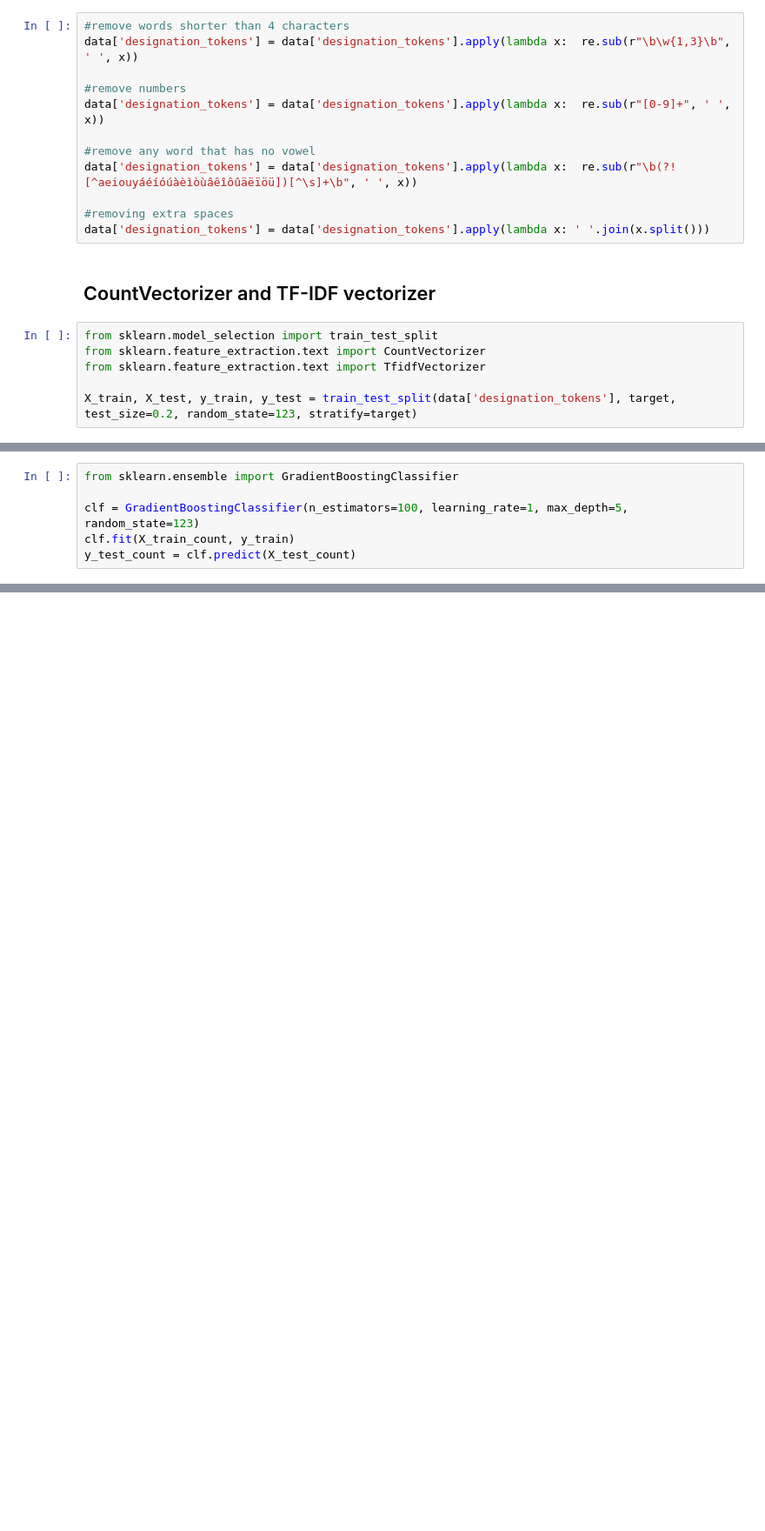
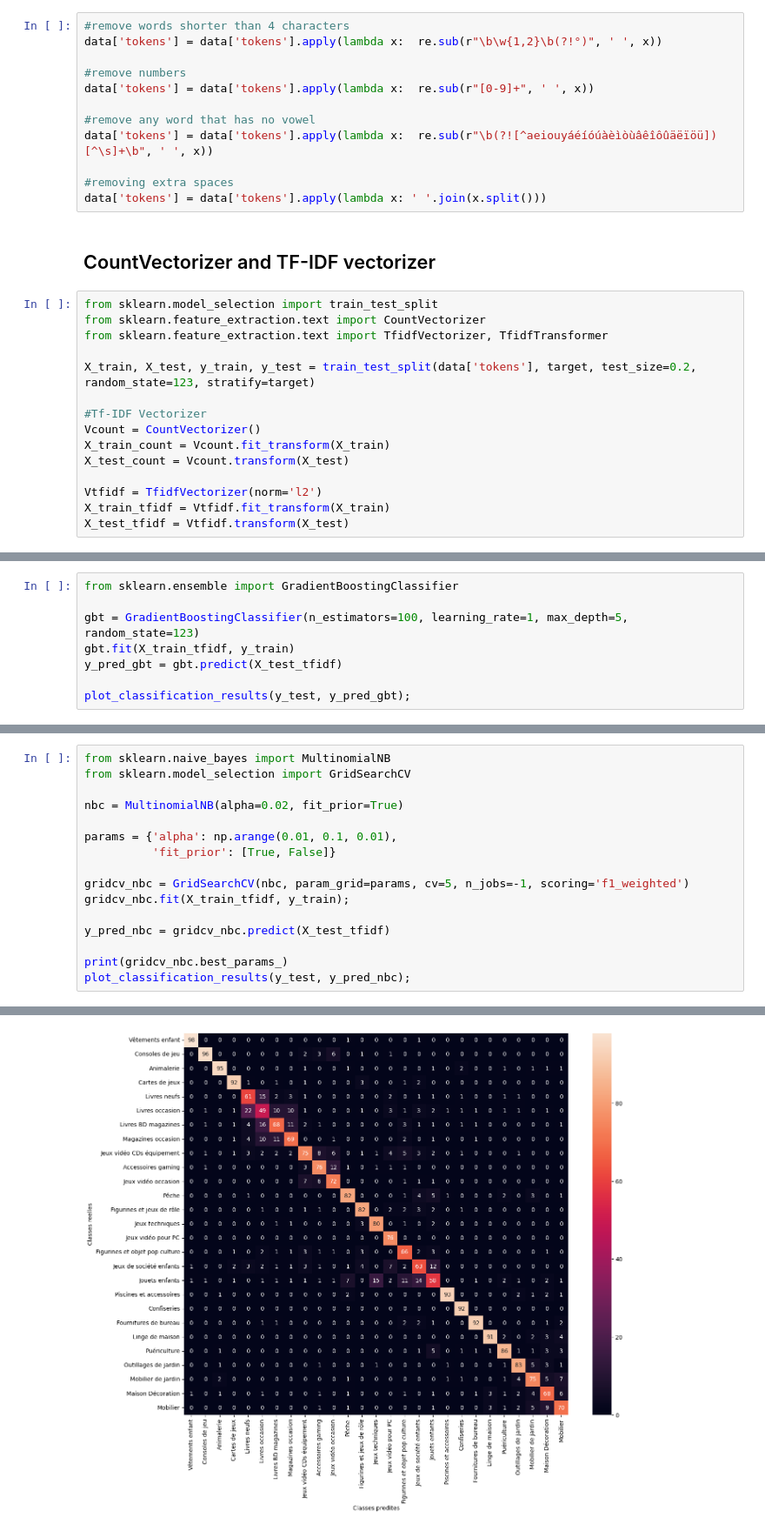
Before and after one commit to Konarovic/Rakuten, a Jupyter notebook: notebook/notebook_Textclassification.ipynb, the cells around one changed output, grey strips where cells are left out. Shown: that part at 87% size. Drawn from its saved outputs; the diff is of its cells as text; blank space fills up the shorter version.

Commit message:
updated notebook with text benchmark with tfidf

```diff
--- a/notebook/notebook_Textclassification.ipynb
+++ b/notebook/notebook_Textclassification.ipynb
@@ -88,20 +108,29 @@ data['designation_tokens'] = data['designation_tokens'].apply(lambda x:  re.sub(
 # %%
 #remove words shorter than 4 characters
-data['designation_tokens'] = data['designation_tokens'].apply(lambda x:  re.sub(r"\b\w{1,3}\b", ' ', x))
+data['tokens'] = data['tokens'].apply(lambda x:  re.sub(r"\b\w{1,2}\b(?!°)", ' ', x))
 
 #remove numbers
-data['designation_tokens'] = data['designation_tokens'].apply(lambda x:  re.sub(r"[0-9]+", ' ', x))
+data['tokens'] = data['tokens'].apply(lambda x:  re.sub(r"[0-9]+", ' ', x))
 
 #remove any word that has no vowel
-data['designation_tokens'] = data['designation_tokens'].apply(lambda x:  re.sub(r"\b(?![^aeiouyáéíóúàèìòùâêîôûäëïöü])[^\s]+\b", ' ', x))
+data['tokens'] = data['tokens'].apply(lambda x:  re.sub(r"\b(?![^aeiouyáéíóúàèìòùâêîôûäëïöü])[^\s]+\b", ' ', x))
 
 #removing extra spaces
-data['designation_tokens'] = data['designation_tokens'].apply(lambda x: ' '.join(x.split()))
+data['tokens'] = data['tokens'].apply(lambda x: ' '.join(x.split()))
 # %% [markdown]
 ## CountVectorizer and TF-IDF vectorizer
 # %%
 from sklearn.model_selection import train_test_split
 from sklearn.feature_extraction.text import CountVectorizer
-from sklearn.feature_extraction.text import TfidfVectorizer
+from sklearn.feature_extraction.text import TfidfVectorizer, TfidfTransformer
 
-X_train, X_test, y_train, y_test = train_test_split(data['designation_tokens'], target, test_size=0.2, random_state=123, stratify=target)
+X_train, X_test, y_train, y_test = train_test_split(data['tokens'], target, test_size=0.2, random_state=123, stratify=target)
+
+#Tf-IDF Vectorizer
+Vcount = CountVectorizer()
+X_train_count = Vcount.fit_transform(X_train)
+X_test_count = Vcount.transform(X_test)
+
+Vtfidf = TfidfVectorizer(norm='l2')
+X_train_tfidf = Vtfidf.fit_transform(X_train)
+X_test_tfidf = Vtfidf.transform(X_test)
@@ -112,6 +170,8 @@ X_test_count = Vcount.transform(X_test)
 # %%
 from sklearn.ensemble import GradientBoostingClassifier
 
-clf = GradientBoostingClassifier(n_estimators=100, learning_rate=1, max_depth=5, random_state=123)
-clf.fit(X_train_count, y_train)
-y_test_count = clf.predict(X_test_count)
+gbt = GradientBoostingClassifier(n_estimators=100, learning_rate=1, max_depth=5, random_state=123)
+gbt.fit(X_train_tfidf, y_train)
+y_pred_gbt = gbt.predict(X_test_tfidf)
+
+plot_classification_results(y_test, y_pred_gbt);
@@ -163,0 +182,17 @@ X_test_tfidf = Vtfidf.transform(X_test)
+# %%
+from sklearn.naive_bayes import MultinomialNB
+from sklearn.model_selection import GridSearchCV
+
+nbc = MultinomialNB(alpha=0.02, fit_prior=True)
+
+params = {'alpha': np.arange(0.01, 0.1, 0.01),
+          'fit_prior': [True, False]}
+
+gridcv_nbc = GridSearchCV(nbc, param_grid=params, cv=5, n_jobs=-1, scoring='f1_weighted')
+gridcv_nbc.fit(X_train_tfidf, y_train);
+
+y_pred_nbc = gridcv_nbc.predict(X_test_tfidf)
+
+print(gridcv_nbc.best_params_)
+plot_classification_results(y_test, y_pred_nbc);
+# %% [output]
@@ -163,0 +216 @@ X_test_tfidf = Vtfidf.transform(X_test)
+[figure, added]
```
Also changed, not shown: parts of 39 cells of this notebook.
